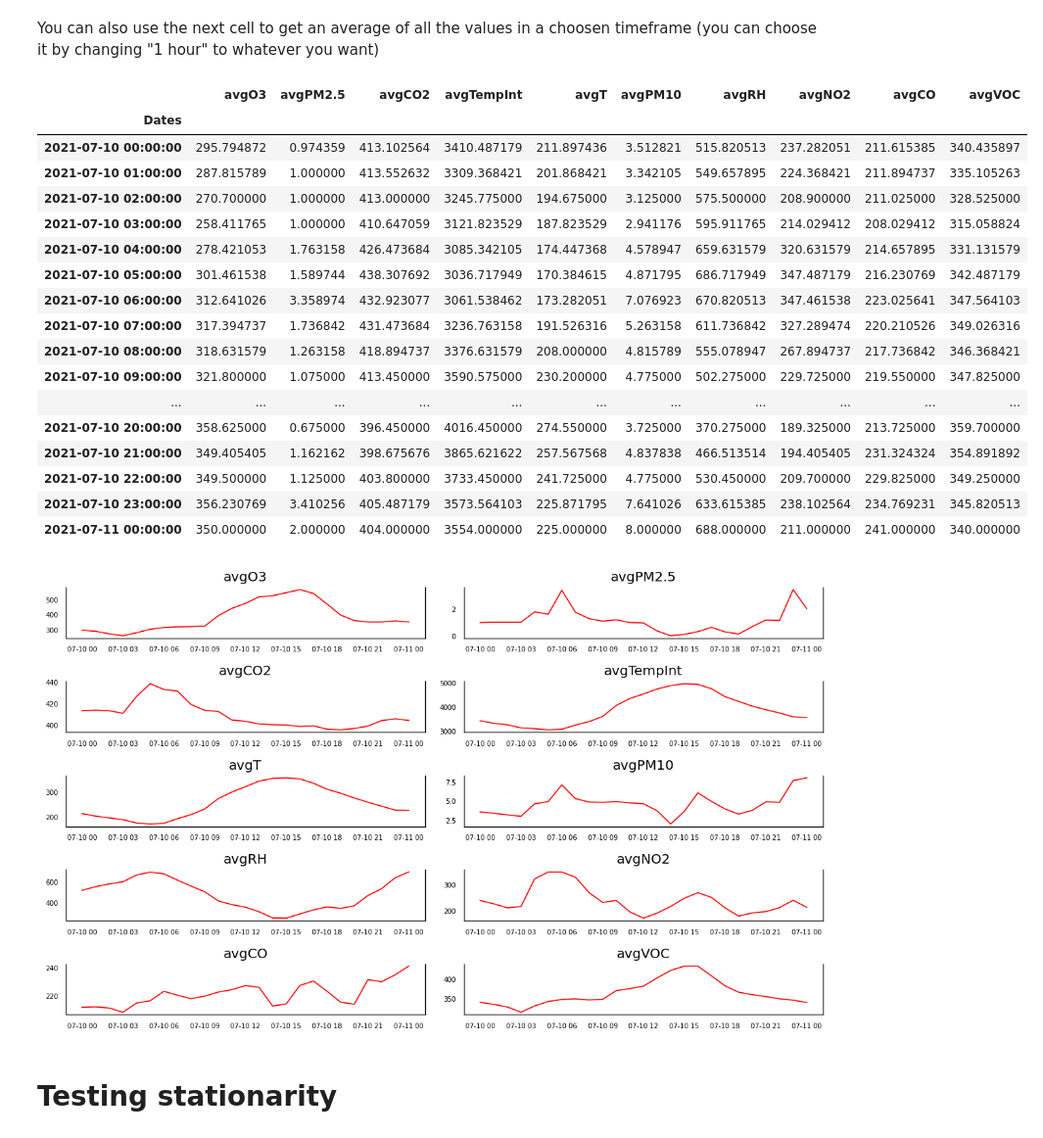
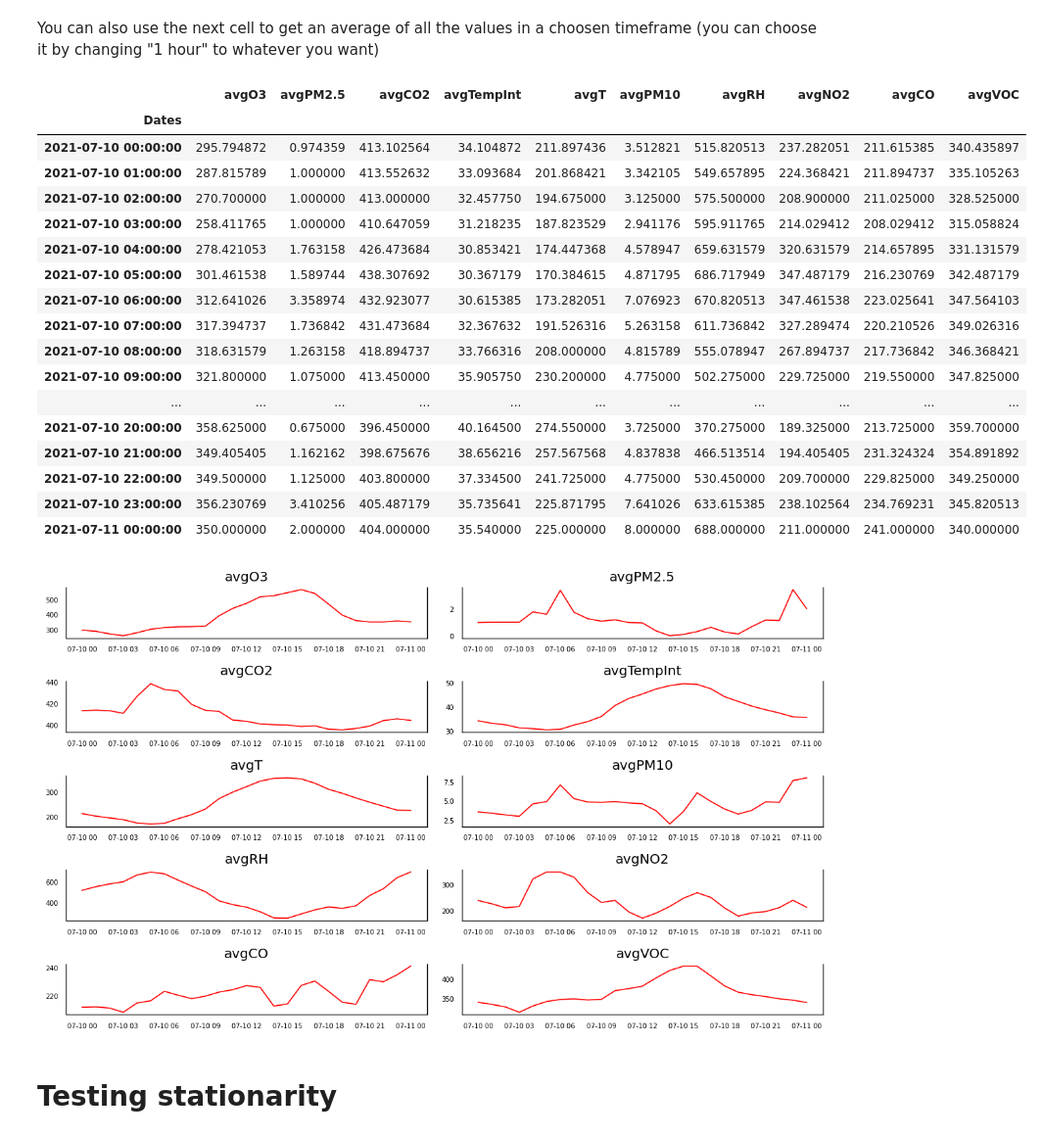
Before and after one commit to marcochisci/Anomaly_detection, a Jupyter notebook: One_Day_Anomaly_Detection.ipynb, the cells around one changed output. Shown: that part at 98% size. Drawn from its saved outputs; the diff is of its cells as text; code cells hidden in the pictures.

```diff
--- a/One_Day_Anomaly_Detection.ipynb
+++ b/One_Day_Anomaly_Detection.ipynb
@@ -28,6 +28,9 @@ and sd.station_id = 23284701 order by sd.data_acquired asc, 1'
 df = pd.read_sql(query, conn)
 df= df.set_index('Dates')
 
+#fix Temp. int.
+df['Temp. int.'] = df['Temp. int.'].div(100)
+
 #removing nans
 df = df.dropna()
 
@@ -96,49 +99,52 @@ where sd.data_acquired >= to_timestamp(''2021-07-10 00:00:00'', ''YYYY-mm-dd HH2
 and sd.station_id = 23284701 order by sd.data_acquired asc, 1'
  , $$VALUES ('O3'::varchar), ('PM2.5'::varchar), ('CO2'::varchar), ('Temp. int.'::varchar), ('T'::varchar)
  , ('PM10'::varchar), ('RH'::varchar), ('NO2'::varchar), ('CO'::varchar), ('VOC'::varchar)$$
 ) AS value ("Dates" timestamp, "O3" float, "PM2.5" float, "CO2" float, "Temp. int." float, "T" float, "PM10" float,
 "RH" float, "NO2" float, "CO" float, "VOC" float))  c
 group by bucket
 order by bucket asc;
  """
 
 timebucket = pd.read_sql(query, conn)
 timebucket= timebucket.rename(columns={'bucket': 'Dates'})
 timebucket=timebucket.set_index('Dates')
+#fix temp int
+timebucket['avgTempInt'] = timebucket['avgTempInt'].div(100)
+
 display(timebucket)
 
 # Plot
 fig, axes = plt.subplots(nrows=5, ncols=2, dpi=120, figsize=(10,6))
 for i, ax in enumerate(axes.flatten()):
     data = timebucket[timebucket.columns[i]]
     ax.plot(data, color='red', linewidth=1)
     # Decorations
     ax.set_title(timebucket.columns[i])
     ax.xaxis.set_ticks_position('none')
     ax.yaxis.set_ticks_position('none')
     ax.spines["top"].set_alpha(0)
     ax.tick_params(labelsize=6)
 
 plt.tight_layout();
 # %% [output]
 |  | avgO3 | avgPM2.5 | avgCO2 | avgTempInt | avgT | avgPM10 | avgRH | avgNO2 | avgCO | avgVOC |
 | Dates |  |  |  |  |  |  |  |  |  |  |
-| 2021-07-10 00:00:00 | 295.794872 | 0.974359 | 413.102564 | 3410.487179 | 211.897436 | 3.512821 | 515.820513 | 237.282051 | 211.615385 | 340.435897 |
-| 2021-07-10 01:00:00 | 287.815789 | 1.000000 | 413.552632 | 3309.368421 | 201.868421 | 3.342105 | 549.657895 | 224.368421 | 211.894737 | 335.105263 |
-| 2021-07-10 02:00:00 | 270.700000 | 1.000000 | 413.000000 | 3245.775000 | 194.675000 | 3.125000 | 575.500000 | 208.900000 | 211.025000 | 328.525000 |
-| 2021-07-10 03:00:00 | 258.411765 | 1.000000 | 410.647059 | 3121.823529 | 187.823529 | 2.941176 | 595.911765 | 214.029412 | 208.029412 | 315.058824 |
-| 2021-07-10 04:00:00 | 278.421053 | 1.763158 | 426.473684 | 3085.342105 | 174.447368 | 4.578947 | 659.631579 | 320.631579 | 214.657895 | 331.131579 |
-| 2021-07-10 05:00:00 | 301.461538 | 1.589744 | 438.307692 | 3036.717949 | 170.384615 | 4.871795 | 686.717949 | 347.487179 | 216.230769 | 342.487179 |
-| 2021-07-10 06:00:00 | 312.641026 | 3.358974 | 432.923077 | 3061.538462 | 173.282051 | 7.076923 | 670.820513 | 347.461538 | 223.025641 | 347.564103 |
-| 2021-07-10 07:00:00 | 317.394737 | 1.736842 | 431.473684 | 3236.763158 | 191.526316 | 5.263158 | 611.736842 | 327.289474 | 220.210526 | 349.026316 |
-| 2021-07-10 08:00:00 | 318.631579 | 1.263158 | 418.894737 | 3376.631579 | 208.000000 | 4.815789 | 555.078947 | 267.894737 | 217.736842 | 346.368421 |
-| 2021-07-10 09:00:00 | 321.800000 | 1.075000 | 413.450000 | 3590.575000 | 230.200000 | 4.775000 | 502.275000 | 229.725000 | 219.550000 | 347.825000 |
+| 2021-07-10 00:00:00 | 295.794872 | 0.974359 | 413.102564 | 34.104872 | 211.897436 | 3.512821 | 515.820513 | 237.282051 | 211.615385 | 340.435897 |
+| 2021-07-10 01:00:00 | 287.815789 | 1.000000 | 413.552632 | 33.093684 | 201.868421 | 3.342105 | 549.657895 | 224.368421 | 211.894737 | 335.105263 |
+| 2021-07-10 02:00:00 | 270.700000 | 1.000000 | 413.000000 | 32.457750 | 194.675000 | 3.125000 | 575.500000 | 208.900000 | 211.025000 | 328.525000 |
+| 2021-07-10 03:00:00 | 258.411765 | 1.000000 | 410.647059 | 31.218235 | 187.823529 | 2.941176 | 595.911765 | 214.029412 | 208.029412 | 315.058824 |
+| 2021-07-10 04:00:00 | 278.421053 | 1.763158 | 426.473684 | 30.853421 | 174.447368 | 4.578947 | 659.631579 | 320.631579 | 214.657895 | 331.131579 |
+| 2021-07-10 05:00:00 | 301.461538 | 1.589744 | 438.307692 | 30.367179 | 170.384615 | 4.871795 | 686.717949 | 347.487179 | 216.230769 | 342.487179 |
+| 2021-07-10 06:00:00 | 312.641026 | 3.358974 | 432.923077 | 30.615385 | 173.282051 | 7.076923 | 670.820513 | 347.461538 | 223.025641 | 347.564103 |
+| 2021-07-10 07:00:00 | 317.394737 | 1.736842 | 431.473684 | 32.367632 | 191.526316 | 5.263158 | 611.736842 | 327.289474 | 220.210526 | 349.026316 |
+| 2021-07-10 08:00:00 | 318.631579 | 1.263158 | 418.894737 | 33.766316 | 208.000000 | 4.815789 | 555.078947 | 267.894737 | 217.736842 | 346.368421 |
+| 2021-07-10 09:00:00 | 321.800000 | 1.075000 | 413.450000 | 35.905750 | 230.200000 | 4.775000 | 502.275000 | 229.725000 | 219.550000 | 347.825000 |
 | ... | ... | ... | ... | ... | ... | ... | ... | ... | ... | ... |
-| 2021-07-10 20:00:00 | 358.625000 | 0.675000 | 396.450000 | 4016.450000 | 274.550000 | 3.725000 | 370.275000 | 189.325000 | 213.725000 | 359.700000 |
-| 2021-07-10 21:00:00 | 349.405405 | 1.162162 | 398.675676 | 3865.621622 | 257.567568 | 4.837838 | 466.513514 | 194.405405 | 231.324324 | 354.891892 |
-| 2021-07-10 22:00:00 | 349.500000 | 1.125000 | 403.800000 | 3733.450000 | 241.725000 | 4.775000 | 530.450000 | 209.700000 | 229.825000 | 349.250000 |
-| 2021-07-10 23:00:00 | 356.230769 | 3.410256 | 405.487179 | 3573.564103 | 225.871795 | 7.641026 | 633.615385 | 238.102564 | 234.769231 | 345.820513 |
-| 2021-07-11 00:00:00 | 350.000000 | 2.000000 | 404.000000 | 3554.000000 | 225.000000 | 8.000000 | 688.000000 | 211.000000 | 241.000000 | 340.000000 |
+| 2021-07-10 20:00:00 | 358.625000 | 0.675000 | 396.450000 | 40.164500 | 274.550000 | 3.725000 | 370.275000 | 189.325000 | 213.725000 | 359.700000 |
+| 2021-07-10 21:00:00 | 349.405405 | 1.162162 | 398.675676 | 38.656216 | 257.567568 | 4.837838 | 466.513514 | 194.405405 | 231.324324 | 354.891892 |
+| 2021-07-10 22:00:00 | 349.500000 | 1.125000 | 403.800000 | 37.334500 | 241.725000 | 4.775000 | 530.450000 | 209.700000 | 229.825000 | 349.250000 |
+| 2021-07-10 23:00:00 | 356.230769 | 3.410256 | 405.487179 | 35.735641 | 225.871795 | 7.641026 | 633.615385 | 238.102564 | 234.769231 | 345.820513 |
+| 2021-07-11 00:00:00 | 350.000000 | 2.000000 | 404.000000 | 35.540000 | 225.000000 | 8.000000 | 688.000000 | 211.000000 | 241.000000 | 340.000000 |
 [figure]
 # %% [markdown]
 # Testing stationarity
```
Also changed, not shown: parts of 9 cells of this notebook.
